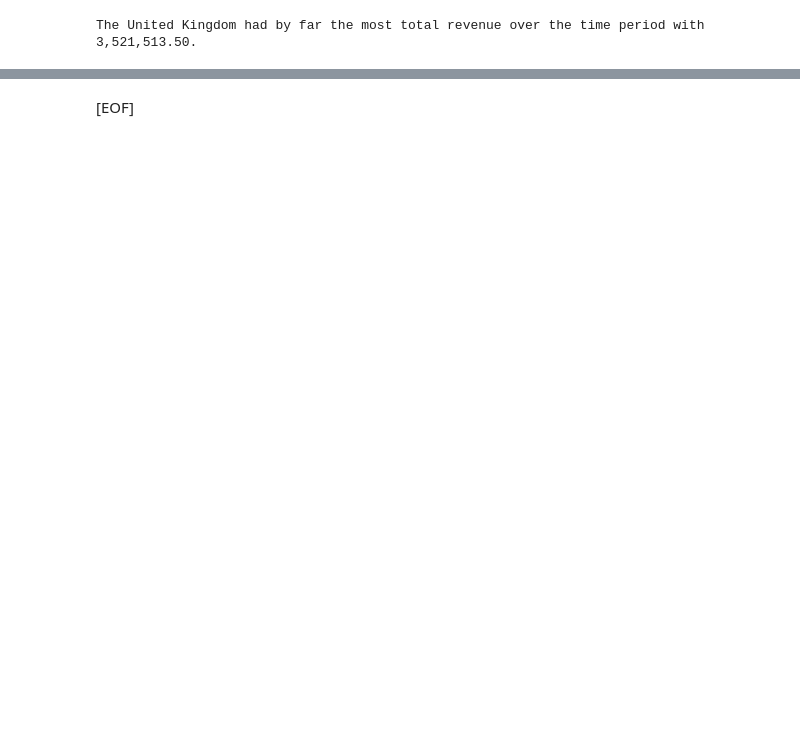
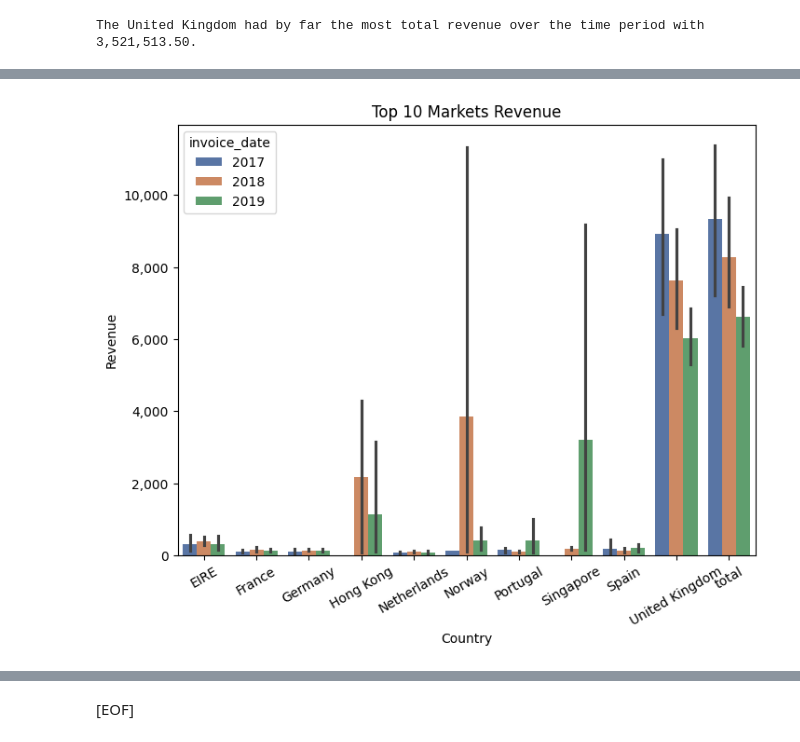
Before and after one commit to 6760525/ibm, a Jupyter notebook: capstone_part_1.ipynb, the cells around one changed output, grey strips where cells are left out. Saved outputs shown, nothing was run; the diff lists cells and outputs as text; code cells hidden in the pictures; blank space fills up the shorter version.

```diff
--- a/capstone_part_1.ipynb
+++ b/capstone_part_1.ipynb
@@ -95,0 +175,20 @@ The United Kingdom had by far the most total revenue over the time period with 3
+# %%
+# Creating a Summary DataFrame
+
+ds = df.groupby(['country', 'invoice_date']).agg(
+    purchases=('invoice', 'size'),
+    unique_invoices=('invoice', 'nunique'),
+    unique_streams=('stream_id', 'nunique'),
+    total_views=('times_viewed', 'sum'),
+    revenue=('price', 'sum')
+).reset_index()
+
+top = df.groupby('country')['price'].sum().nlargest(10).index.tolist()
+ds = ds[ds['country'].isin(top)]
+
+totals = ds.drop(['country'], axis=1).groupby('invoice_date').sum().reset_index()
+totals['country'] = 'total'
+totals = totals[ds.columns]
+ds = pd.concat([ds, totals])
+
+ds.sample(6)
@@ -95,0 +286,19 @@ The United Kingdom had by far the most total revenue over the time period with 3
+# %%
+## Top 10 Markets Revenue
+
+fig, ax = plt.subplots(figsize=(8,6))
+
+data = ds[['invoice_date', 'country', 'revenue']].copy()
+data['invoice_date'] = data['invoice_date'].dt.year
+
+sns.barplot(x='country', y='revenue', hue='invoice_date', data=data, ax=ax, palette=palette[:3])
+
+ax.set_title('Top 10 Markets Revenue')
+ax.set_xlabel('Country')
+ax.set_ylabel('Revenue')
+ax.get_yaxis().set_major_formatter(ticker.FuncFormatter(lambda x, p: format(int(x), ',')))
+plt.xticks(rotation=30)
+plt.savefig(os.path.join(IMAGE_DIR, "market_revenue.png"), format='png', dpi=300)
+plt.show();
+# %% [output]
+[figure, added]
```
Also changed, not shown: parts of 26 cells of this notebook, 15 other files.
